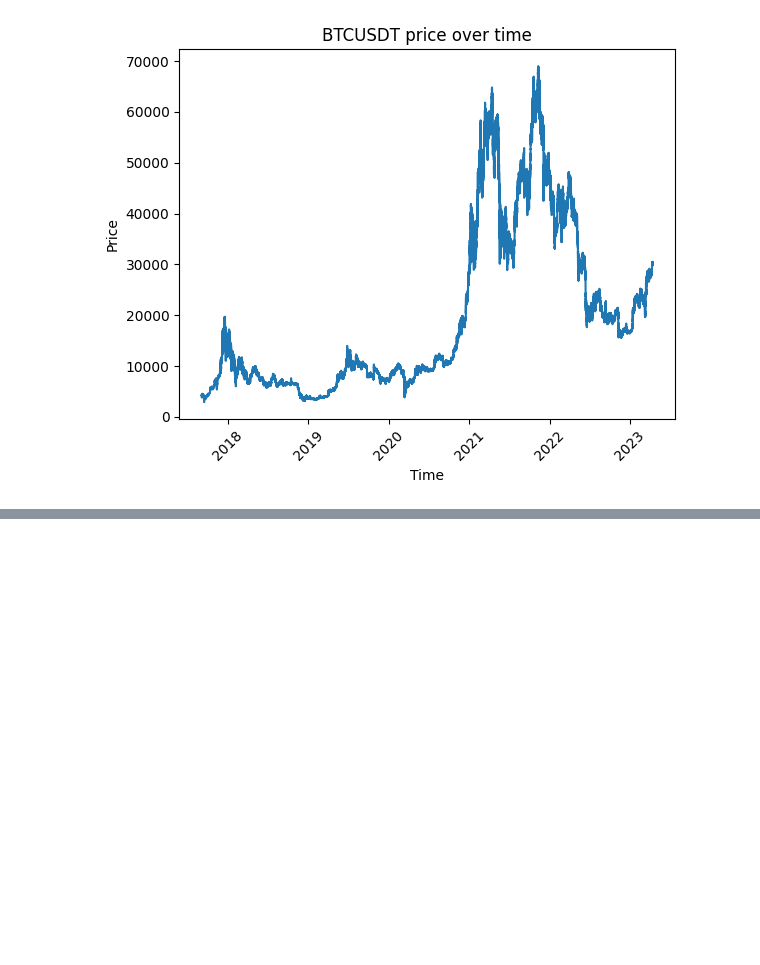
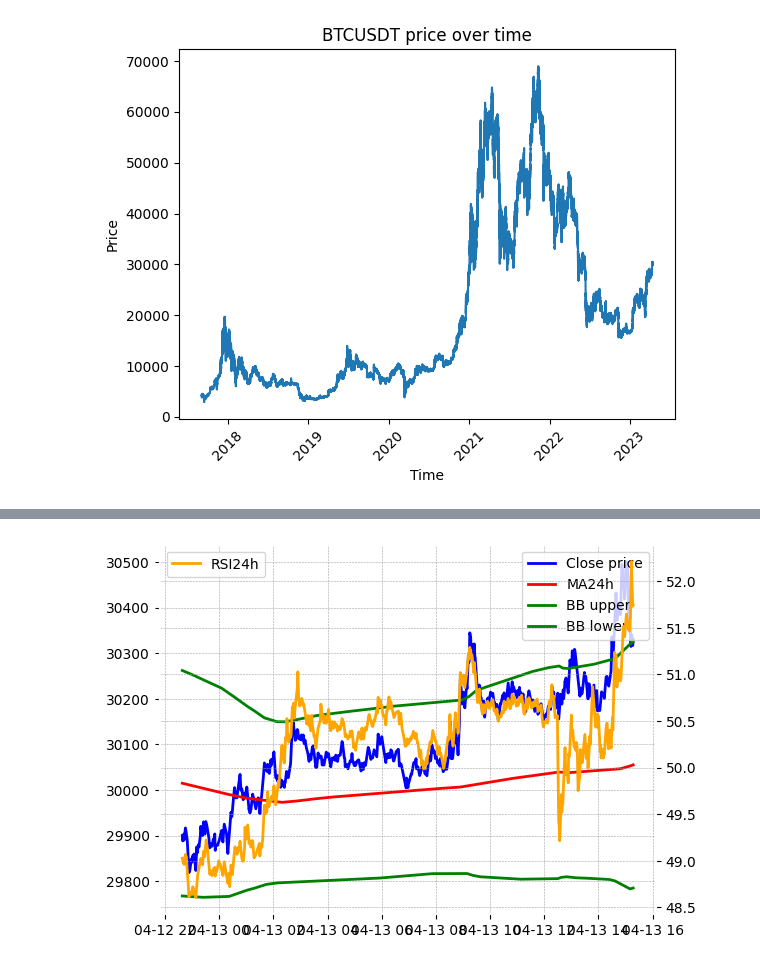
Before and after one commit to IhorRod/TechAnalysis-methods, a Jupyter notebook: notebooks/PZ1.ipynb, the cells around one changed output, grey strips where cells are left out. Saved outputs shown, nothing was run; the diff lists cells and outputs as text; code cells hidden in the pictures; blank space fills up the shorter version.

```diff
--- a/notebooks/PZ1.ipynb
+++ b/notebooks/PZ1.ipynb
@@ -108,0 +160,22 @@ TypeError: Expect data.index as DatetimeIndex
+# %%
+# Calculate RSI by minutes over 24h
+
+# Get the difference in price from previous step
+delta = data['close'].diff()
+
+# Get gain and loss
+gain = delta.where(delta > 0.0, 0.0)
+loss = - delta.where(delta < 0.0, - 0.0)
+
+# Average gain and loss
+avg_gain = gain.rolling('1d').mean()
+avg_loss = loss.rolling('1d').mean()
+
+# Calculate relative strength
+rs = avg_gain / avg_loss
+
+# Calculate RSI
+data['rsi24h'] = 100 - (100 / (1 + rs))
+
+# Show the data
+data[['close', 'rsi24h', 'RSI']].tail(100)
@@ -108,0 +197,10 @@ TypeError: Expect data.index as DatetimeIndex
+# %%
+# Calculate standard deviation by minutes over 24h
+data['std24h'] = data['close'].rolling(window=24*60).std()
+
+# Calculate upper and lower bands of Bollinger Bands
+data['bb_upper'] = data['ma24h'] + 2 * data['std24h']
+data['bb_lower'] = data['ma24h'] - 2 * data['std24h']
+
+# Show the data
+data[['close', 'ma24h', 'bb_upper', 'bb_lower']].tail(100)
@@ -108,0 +222,15 @@ TypeError: Expect data.index as DatetimeIndex
+# %%
+# Plot the data of close price with all indicators on the same chart
+data_plot = data.tail(1000)
+plt.plot(data_plot['time'], data_plot['close'], label='Close price', color='blue')
+plt.plot(data_plot['time'], data_plot['ma24h'], label='MA24h', color='red')
+plt.plot(data_plot['time'], data_plot['bb_upper'], label='BB upper', color='green')
+plt.plot(data_plot['time'], data_plot['bb_lower'], label='BB lower', color='green')
+plt.legend(loc='upper right')
+plt.twinx()
+plt.plot(data_plot['time'], data_plot['rsi24h'], label='RSI24h', color='orange')
+plt.legend(loc='upper left')
+plt.xticks(rotation=90)
+plt.show()
+# %% [output]
+[figure, added]
```
Also changed, not shown: parts of 14 cells of this notebook.
